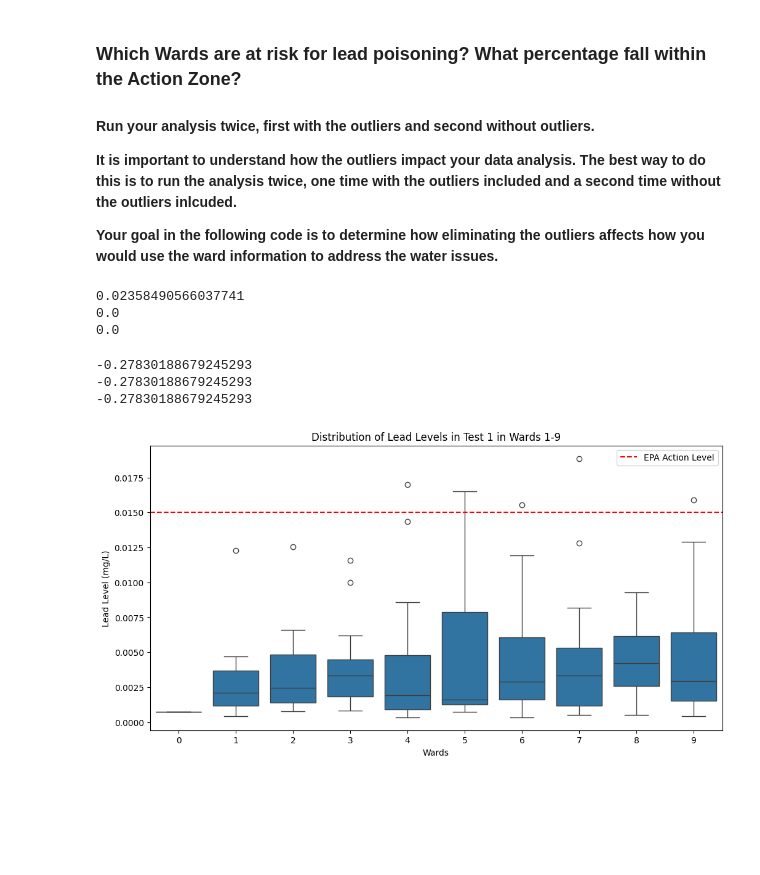
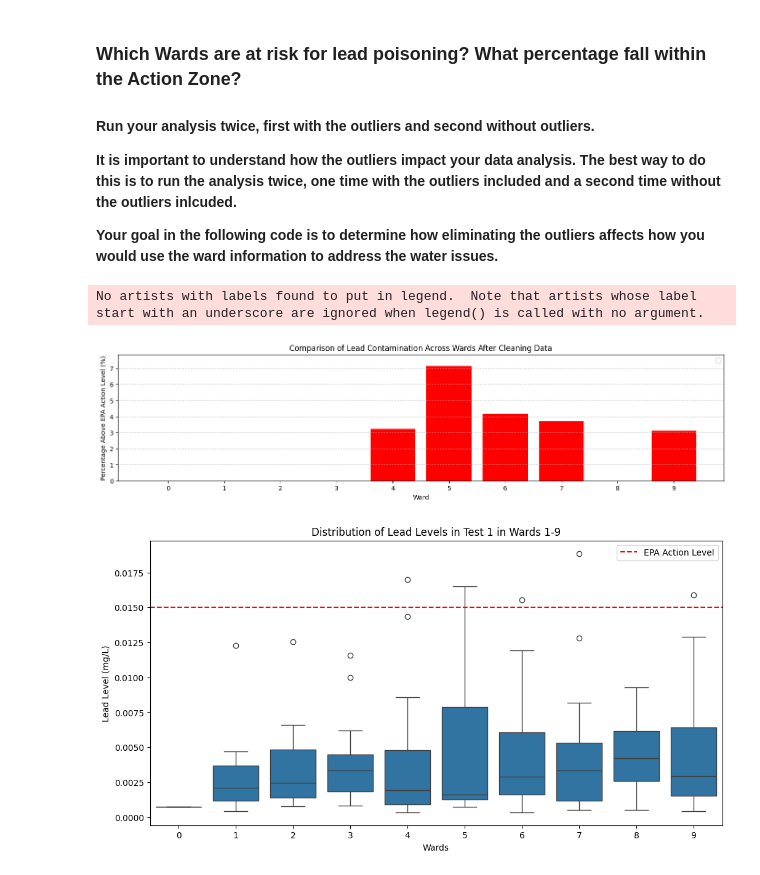
Before and after one commit to therealfiish/lil-pheobe, a Jupyter notebook: notebooks/21_Practice_E.ipynb, the cells around one changed output. Cells and saved outputs as stored; diff of their text form; code cells hidden in the pictures; blank space fills up the shorter version.

```diff
--- a/notebooks/21_Practice_E.ipynb
+++ b/notebooks/21_Practice_E.ipynb
@@ -74,31 +102,54 @@ flint_cleaned.to_csv("flint_cleaned.csv", index=False)
 **It is important to understand how the outliers impact your data analysis. The best way to do this is to run the analysis twice, one time with the outliers included and a second time without the outliers inlcuded.**
 
 **Your goal in the following code is to determine how eliminating the outliers affects how you would use the ward information to address the water issues.**
-# %%
-b1percentage_cleaned = 1 - flint_cleaned["Pb Bottle 1 in mg/L"].between(0, 0.015).sum()/flint_cleaned["Pb Bottle 1 in mg/L"].count()
-b2percentage_cleaned = 1 - flint_cleaned["Pb Bottle 2 in mg/L"].between(0, 0.015).sum()/flint_cleaned["Pb Bottle 2 in mg/L"].count()
-b3percentage_cleaned = 1 - flint_cleaned["Pb Bottle 3 in mg/L"].between(0, 0.015).sum()/flint_cleaned["Pb Bottle 3 in mg/L"].count()
-
-print(b1percentage_cleaned)
-print(b2percentage_cleaned)
-print(b3percentage_cleaned)
-#percentage of points that fall within the action zone of 0.015 mg/L
-# %% [output]
-0.02358490566037741
-0.0
-0.0
-# %%
-b3 = 1 - flint["Pb Bottle 1 in mg/L"].between(0, 0.015).count()/flint_cleaned["Pb Bottle 1 in mg/L"].count()
-b2 = 1 - flint["Pb Bottle 2 in mg/L"].between(0, 0.015).count()/flint_cleaned["Pb Bottle 2 in mg/L"].count()
-b1 = 1 - flint["Pb Bottle 3 in mg/L"].between(0, 0.015).count()/flint_cleaned["Pb Bottle 3 in mg/L"].count()
-
-print(b1)
-print(b2)
-print(b3)
-# %% [output]
--0.27830188679245293
--0.27830188679245293
--0.27830188679245293
+# %%
+import numpy as np
+
+import matplotlib.pyplot as plt
+
+# Define EPA action level in mg/L
+epa_action_level = 0.015
+
+# Create dataframes to store percentage of samples above action level by ward for cleaned data
+cleaned_ward_risk = []
+
+# For each bottle, calculate percentage of samples above action level by ward
+for i in range(1, 4):
+    # Group by Ward and calculate percentage of samples above action level
+    ward_risk = flint_cleaned.groupby('Ward')[f'Pb Bottle {i} in mg/L'].apply(
+        lambda x: (x > epa_action_level).mean() * 100
+    ).reset_index()
+
+    ward_risk.rename(columns={f'Pb Bottle {i} in mg/L': 'Percentage Above Action Level'}, inplace=True)
+    cleaned_ward_risk.append(ward_risk)
+
+# Assign to individual variables for easier reference
+cleaned_ward_risk_b1 = cleaned_ward_risk[0]
+cleaned_ward_risk_b2 = cleaned_ward_risk[1]
+cleaned_ward_risk_b3 = cleaned_ward_risk[2]
+
+# Create bar charts for percentage of samples above EPA action level
+plt.figure(figsize=(14, 10))
+
+# Bottle 1
+plt.subplot(3, 1, 1)
+plt.bar(cleaned_ward_risk_b1['Ward'].astype(str), cleaned_ward_risk_b1['Percentage Above Action Level'], color='red')
+plt.title('Bottle 1 (First Draw) - Percentage of Samples Above EPA Action Level by Ward')
+plt.ylabel('Percentage (%)')
+plt.ylim(0, max(cleaned_ward_risk_b1['Percentage Above Action Level'])*1.1)
+plt.grid(axis='y', linestyle='--', alpha=0.7)
+
+plt.xlabel('Ward')
+plt.ylabel('Percentage Above EPA Action Level (%)')
+plt.title('Comparison of Lead Contamination Across Wards After Cleaning Data')
+plt.xticks(x, cleaned_ward_risk_b1['Ward'].astype(str))
+plt.legend()
+plt.grid(axis='y', linestyle='--', alpha=0.7)
+plt.tight_layout()
+plt.show()
+# %% [output]
+No artists with labels found to put in legend.  Note that artists whose label start with an underscore are ignored when legend() is called with no argument.
+[figure, added]
 # %%
 # put your code here!
 
```
Also changed, not shown: parts of 3 cells of this notebook.
